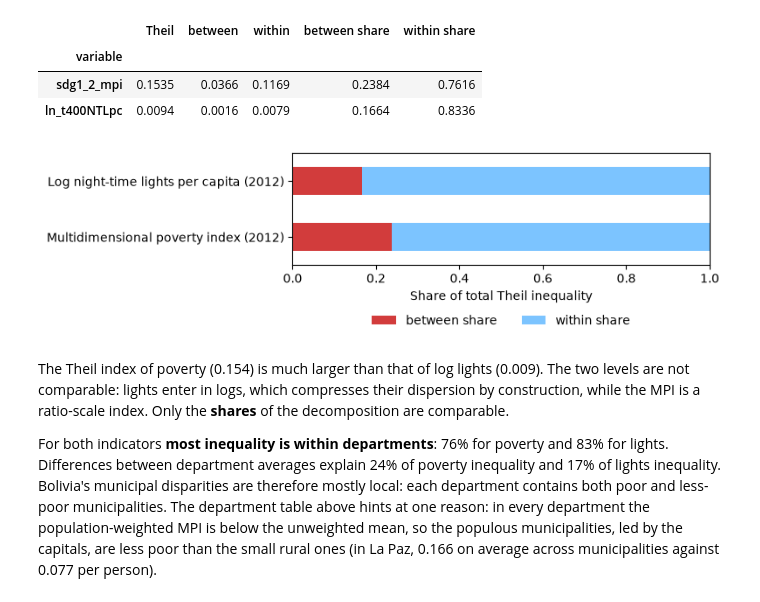
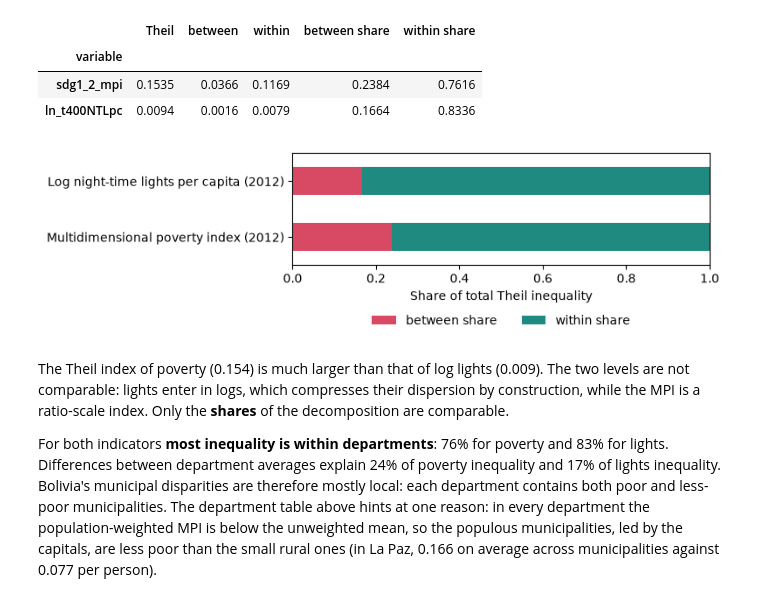
Before and after one commit to quarcs-lab/geo4bolivia, a Jupyter notebook: notebooks/esda_inequality.ipynb, the cells around one changed output. Drawn from its saved outputs; the diff is of its cells as text; code cells hidden in the pictures.

```diff
--- a/notebooks/esda_inequality.ipynb
+++ b/notebooks/esda_inequality.ipynb
@@ -167,15 +167,15 @@ theil_table.round(4)
 | ln_t400NTLpc | 0.0094 | 0.0016 | 0.0079 | 0.1664 | 0.8336 |
 # %%
 ax = theil_table[["between share", "within share"]].rename(index=labels).plot.barh(
-    stacked=True, color=["#d23c3c", "#7cc4ff"], figsize=(8, 2.6))
+    stacked=True, color=["#d84a64", "#1f8a80"], figsize=(8, 2.6))
 ax.set_xlim(0, 1)
 ax.set_xlabel("Share of total Theil inequality")
 ax.set_ylabel("")
 ax.legend(loc="upper center", bbox_to_anchor=(0.5, -0.35), ncol=2, frameon=False)
 plt.tight_layout()
 plt.show()
 # %% [output]
-[figure, old version]
+[figure, new version]
 # %% [markdown]
 The Theil index of poverty (0.154) is much larger than that of log lights (0.009). The two levels are not comparable: lights enter in logs, which compresses their dispersion by construction, while the MPI is a ratio-scale index. Only the **shares** of the decomposition are comparable.
 
```
Also changed, not shown: 28 other files.
